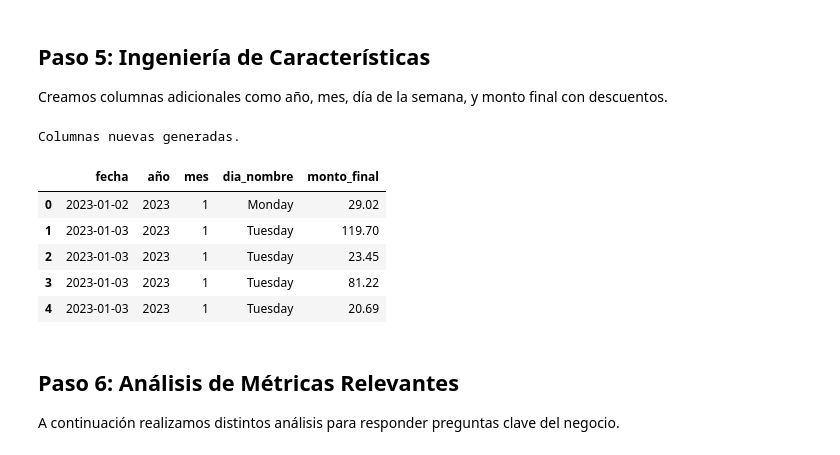
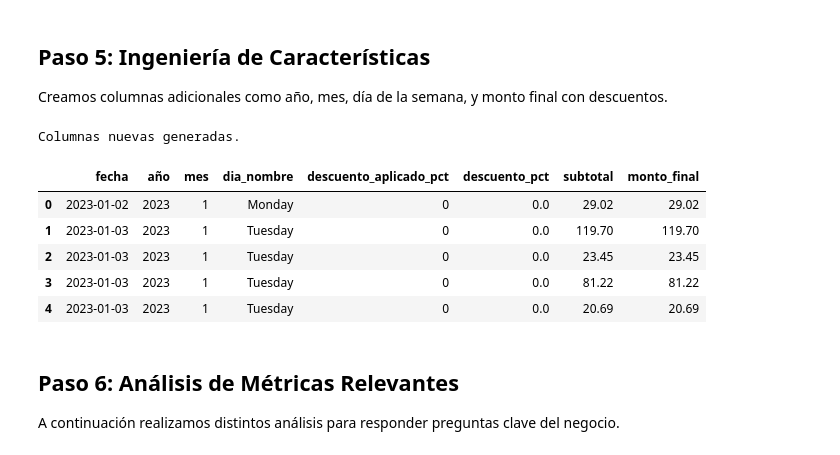
Before and after one commit to LenninTemoche/Proyecto-Aurelion-IBM-Guayerd, a Jupyter notebook: SPRING_2/Proyecto_Aurelion_S2.ipynb, the cells around one changed output. Drawn from its saved outputs; the diff is of its cells as text; code cells hidden in the pictures.

```diff
--- a/SPRING_2/Proyecto_Aurelion_S2.ipynb
+++ b/SPRING_2/Proyecto_Aurelion_S2.ipynb
@@ -23,13 +24,13 @@ Librerías cargadas correctamente.
 Importamos los 7 archivos de datos estructurados, proporcionados en formato `.xlsx`.
 # %%
 # Verificar o reemplazar las rutas de los archivos
-clientes = pd.read_excel("../BD_Aurelion_expanded/clientes_expanded.xlsx")
-productos = pd.read_excel("../BD_Aurelion_expanded/productos_expanded.xlsx")
-ventas = pd.read_excel("../BD_Aurelion_expanded/ventas_expanded.xlsx")
-detalle_ventas = pd.read_excel("../BD_Aurelion_expanded/detalle_ventas_expanded.xlsx")
-sucursales = pd.read_excel("../BD_Aurelion_expanded/sucursales_expanded.xlsx")
-vendedores = pd.read_excel("../BD_Aurelion_expanded/vendedores_expanded.xlsx")
-medios_pago = pd.read_excel("../BD_Aurelion_expanded/medios_pago_expanded.xlsx")
+df_clientes = pd.read_excel("../BD_Aurelion_expanded/clientes_expanded.xlsx")
+df_productos = pd.read_excel("../BD_Aurelion_expanded/productos_expanded.xlsx")
+df_ventas = pd.read_excel("../BD_Aurelion_expanded/ventas_expanded.xlsx")
+df_detalle_ventas = pd.read_excel("../BD_Aurelion_expanded/detalle_ventas_expanded.xlsx")
+df_sucursales = pd.read_excel("../BD_Aurelion_expanded/sucursales_expanded.xlsx")
+df_vendedores = pd.read_excel("../BD_Aurelion_expanded/vendedores_expanded.xlsx")
+df_medios_pago = pd.read_excel("../BD_Aurelion_expanded/medios_pago_expanded.xlsx")
 
 print("Tablas cargadas correctamente.")
 # %% [output]
@@ -76,9 +77,9 @@ dtype: int64
 
 Convertimos campos de fecha y revisamos integridad.
 # %%
-clientes["fecha_alta"] = pd.to_datetime(clientes["fecha_alta"])
-ventas["fecha"] = pd.to_datetime(ventas["fecha"])
-vendedores["fecha_ingreso"] = pd.to_datetime(vendedores["fecha_ingreso"])
+df_clientes["fecha_alta"] = pd.to_datetime(df_clientes["fecha_alta"])
+df_ventas["fecha"] = pd.to_datetime(df_ventas["fecha"])
+df_vendedores["fecha_ingreso"] = pd.to_datetime(df_vendedores["fecha_ingreso"])
 print("Fechas convertidas correctamente.")
 # %% [output]
 Fechas convertidas correctamente.
@@ -88,22 +89,22 @@ Fechas convertidas correctamente.
 Unimos las tablas según claves foráneas para construir un DataFrame maestro `df_master`.
 # %%
 # 1. Unimos detalle con productos
-dv_prod = detalle_ventas.merge(productos, on='id_producto', how='left')
+dv_prod = df_detalle_ventas.merge(df_productos, on='id_producto', how='left')
 
 # 2. Unimos con venta (encabezado)
-ventas_detalle = dv_prod.merge(ventas, on='id_venta', how='left')
+ventas_detalle = dv_prod.merge(df_ventas, on='id_venta', how='left')
 
 # 3. Unimos con clientes
-completo_clientes = ventas_detalle.merge(clientes, on='id_cliente', how='left')
+completo_clientes = ventas_detalle.merge(df_clientes, on='id_cliente', how='left')
 
 # 4. Unimos con sucursales
-completo_sucursal = completo_clientes.merge(sucursales, on='id_sucursal', how='left')
+completo_sucursal = completo_clientes.merge(df_sucursales, on='id_sucursal', how='left')
 
 # 5. Unimos con vendedores
-completo_vendedor = completo_sucursal.merge(vendedores, on='id_vendedor', how='left')
+completo_vendedor = completo_sucursal.merge(df_vendedores, on='id_vendedor', how='left')
 
 # 6. Unimos con medios de pago
-df_master = completo_vendedor.merge(medios_pago, on='id_medio_pago', how='left')
+df_master = completo_vendedor.merge(df_medios_pago, on='id_medio_pago', how='left')
 
 print("Unión de tablas realizada correctamente.")
 df_master.head()
@@ -123,20 +124,21 @@ Creamos columnas adicionales como año, mes, día de la semana, y monto final co
 # %%
 df_master["año"] = df_master["fecha"].dt.year
 df_master["mes"] = df_master["fecha"].dt.month
 df_master["dia_nombre"] = df_master["fecha"].dt.day_name()
-df_master["descuento_pct"] = df_master["descuento_aplicado_pct"].fillna(0)
+# Corregimos el cálculo del descuento_pct dividiendo por 100
+df_master["descuento_pct"] = df_master["descuento_aplicado_pct"].fillna(0) / 100
 df_master["monto_final"] = df_master["subtotal"] - (df_master["subtotal"] * df_master["descuento_pct"])
 
 print("Columnas nuevas generadas.")
-df_master[['fecha', 'año', 'mes', 'dia_nombre', 'monto_final']].head()
+display(df_master[['fecha', 'año', 'mes', 'dia_nombre', 'descuento_aplicado_pct', 'descuento_pct', 'subtotal', 'monto_final']].head())
 # %% [output]
 Columnas nuevas generadas.
-|  | fecha | año | mes | dia_nombre | monto_final |
-| 0 | 2023-01-02 | 2023 | 1 | Monday | 29.02 |
-| 1 | 2023-01-03 | 2023 | 1 | Tuesday | 119.70 |
-| 2 | 2023-01-03 | 2023 | 1 | Tuesday | 23.45 |
-| 3 | 2023-01-03 | 2023 | 1 | Tuesday | 81.22 |
-| 4 | 2023-01-03 | 2023 | 1 | Tuesday | 20.69 |
+|  | fecha | año | mes | dia_nombre | descuento_aplicado_pct | descuento_pct | subtotal | monto_final |
+| 0 | 2023-01-02 | 2023 | 1 | Monday | 0 | 0.0 | 29.02 | 29.02 |
+| 1 | 2023-01-03 | 2023 | 1 | Tuesday | 0 | 0.0 | 119.70 | 119.70 |
+| 2 | 2023-01-03 | 2023 | 1 | Tuesday | 0 | 0.0 | 23.45 | 23.45 |
+| 3 | 2023-01-03 | 2023 | 1 | Tuesday | 0 | 0.0 | 81.22 | 81.22 |
+| 4 | 2023-01-03 | 2023 | 1 | Tuesday | 0 | 0.0 | 20.69 | 20.69 |
 # %% [markdown]
 ## Paso 6: Análisis de Métricas Relevantes
 
```
Also changed, not shown: parts of 13 cells of this notebook, 2 other files.
